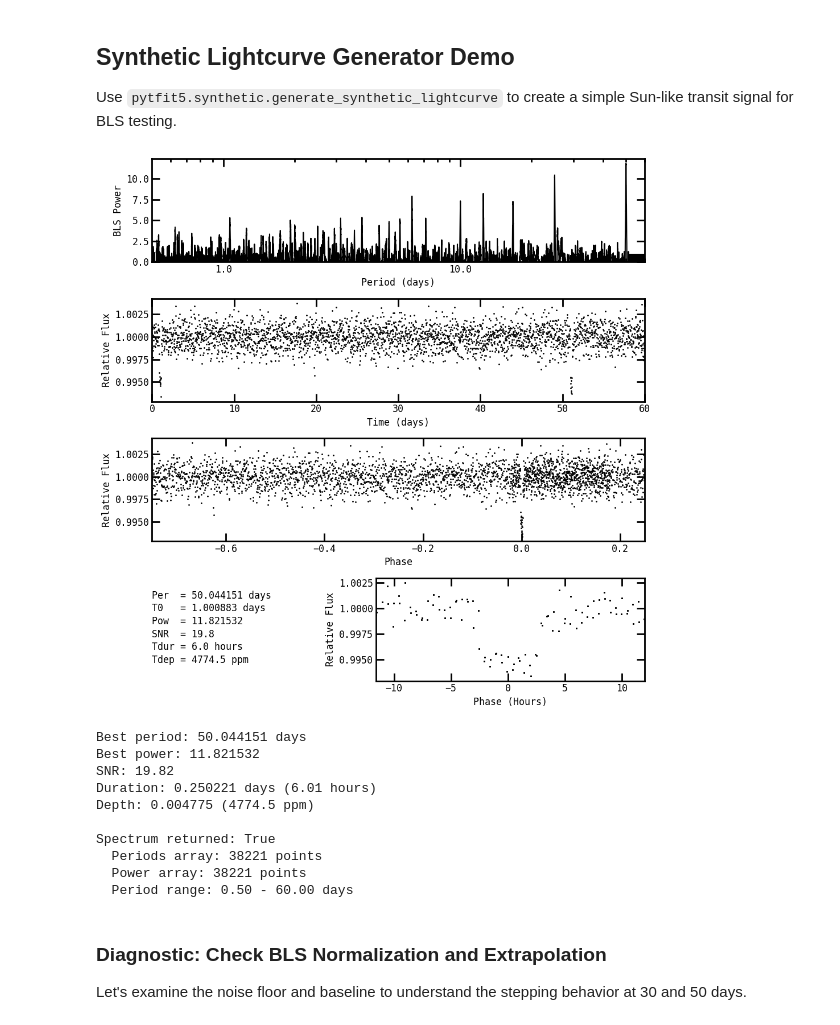
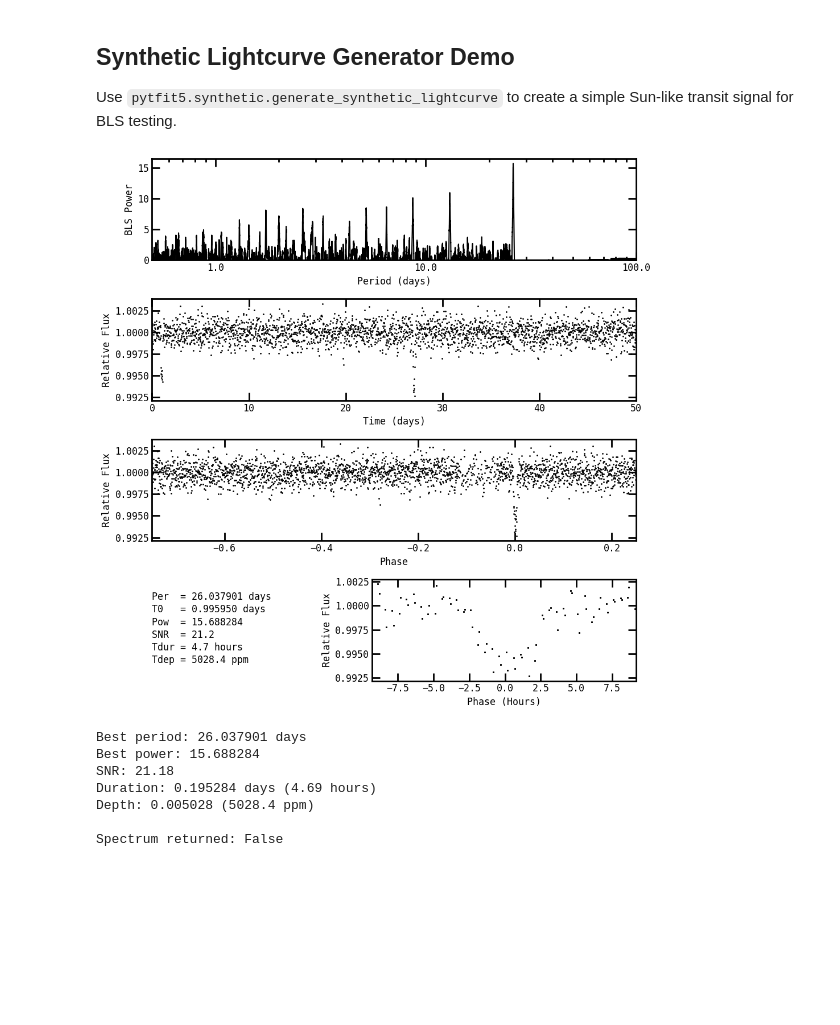
Before and after one commit to jasonfrowe/bls_cuda, a Jupyter notebook: pytfit5_example.ipynb, the cells around one changed output. Saved outputs shown, nothing was run; the diff lists cells and outputs as text; code cells hidden in the pictures; blank space fills up the shorter version.

Commit message:
updating noise floor correction.

```diff
--- a/pytfit5_example.ipynb
+++ b/pytfit5_example.ipynb
@@ -381,8 +381,8 @@ from pytfit5.synthetic import generate_synthetic_lightcurve
 # Parameters: t0, per, time_length, depth, snr
 syn_time, syn_flux, sol_injected = generate_synthetic_lightcurve(
     t0=1.0,            # days
-    per=50.05,           # days
-    time_length=60.0,  # days total baseline
+    per=26.05,           # days
+    time_length=50.0,  # days total baseline
     depth=0.005,       # 0.5% depth
     snr=20.0,          # integrated transit SNR
     cadence=1.0/48.0,  # 30-min cadence
@@ -394,47 +394,43 @@ phot_syn_time = syn_time
 phot_syn_flux = syn_flux
 
 # Configure BLS for synthetic data
 syn_inputs = gbls.gbls_inputs_class()
 syn_inputs.zerotime = 0.0
 syn_inputs.Rstar = 1.0
 syn_inputs.Mstar = 1.0
 syn_inputs.plots = 1
-syn_inputs.freq1 = 1.0 / (np.max(phot_syn_time) - np.min(phot_syn_time))  # longest period = baseline
+syn_inputs.freq1 = 0.5 / (np.max(phot_syn_time) - np.min(phot_syn_time))  # longest period = baseline
 syn_inputs.freq2 = 2.0  # c/d
 syn_inputs.filename = "BLS_Synthetic"
+
+# Disable 1/f noise correction for synthetic data
+syn_inputs.oneoverf_correction = True  # Set to False to disable 1/f correction
 
 # Normalization options: "none", "mad", "percentile_mad", "coverage_mad", "iterative_baseline"
 # For high SNR signals, "iterative_baseline" is more robust against suppressing the main peak
 syn_inputs.normalize = "iterative_baseline"
-syn_inputs.return_spectrum = True  # Return full BLS spectrum
+syn_inputs.return_spectrum = False  # Return full BLS spectrum
 
 # Run BLS on synthetic data
 syn_ans = gbls.bls(syn_inputs, phot_syn_time, phot_syn_flux)
 
 # Display results
 print(f"Best period: {syn_ans.bper:.6f} days")
 print(f"Best power: {syn_ans.bpower:.6f}")
 print(f"SNR: {syn_ans.snr:.2f}")
 print(f"Duration: {syn_ans.tdur:.6f} days ({syn_ans.tdur*24:.2f} hours)")
 print(f"Depth: {syn_ans.depth:.6f} ({syn_ans.depth*1e6:.1f} ppm)")
 print(f"\nSpectrum returned: {syn_ans.periods is not None}")
 if syn_ans.periods is not None:
     print(f"  Periods array: {len(syn_ans.periods)} points")
     print(f"  Power array: {len(syn_ans.power)} points")
     print(f"  Period range: {syn_ans.periods.min():.2f} - {syn_ans.periods.max():.2f} days")
 # %% [output]
-[figure, old version]
+[figure, new version]
-Best period: 50.044151 days
-Best power: 11.821532
-SNR: 19.82
-Duration: 0.250221 days (6.01 hours)
-Depth: 0.004775 (4774.5 ppm)
+Best period: 26.037901 days
+Best power: 15.688284
+SNR: 21.18
+Duration: 0.195284 days (4.69 hours)
+Depth: 0.005028 (5028.4 ppm)
 
-Spectrum returned: True
-  Periods array: 38221 points
-  Power array: 38221 points
-  Period range: 0.50 - 60.00 days
+Spectrum returned: False
-# %% [markdown]
-### Diagnostic: Check BLS Normalization and Extrapolation
-
-Let's examine the noise floor and baseline to understand the stepping behavior at 30 and 50 days.
```
Also changed, not shown: parts of 3 cells of this notebook, 1 other file.
